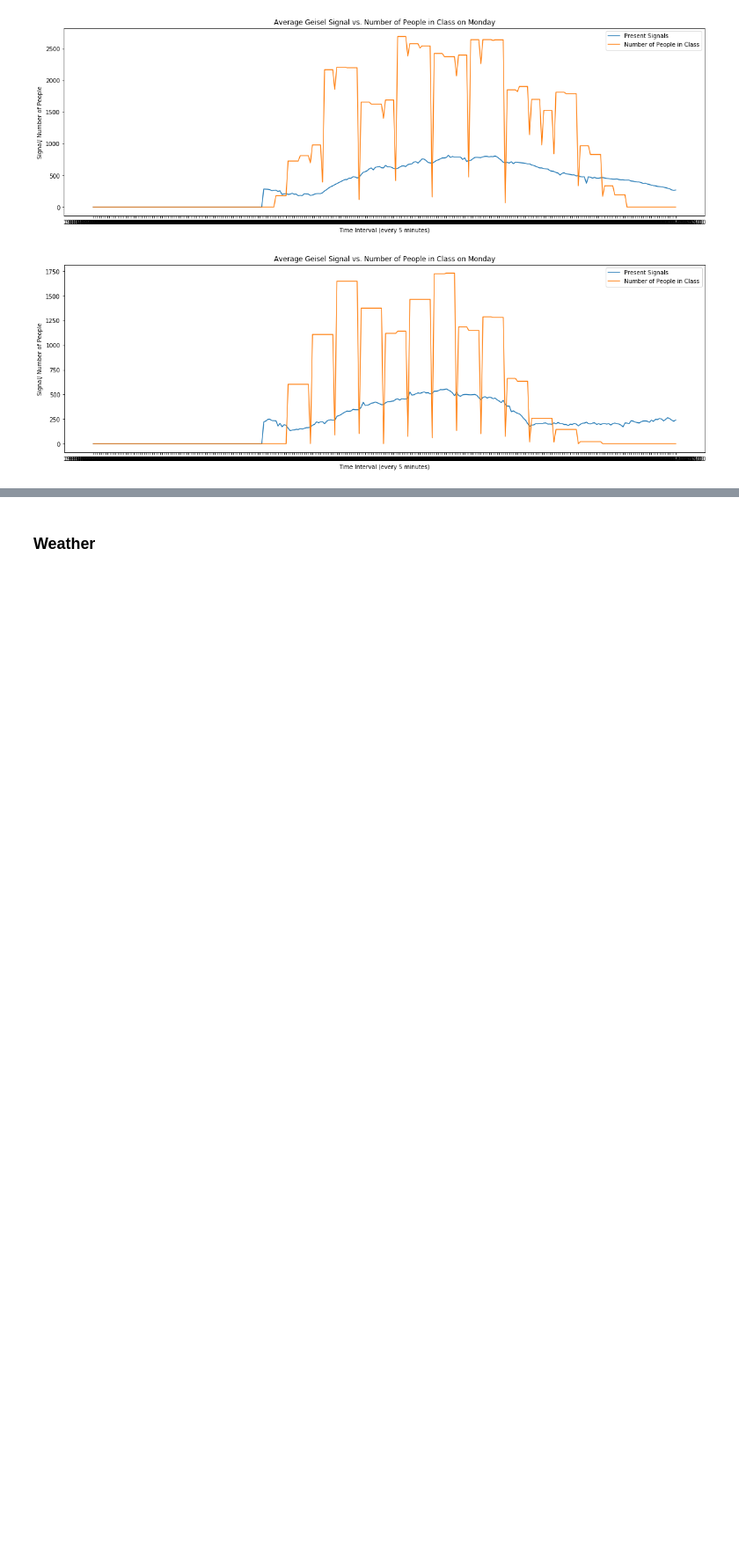
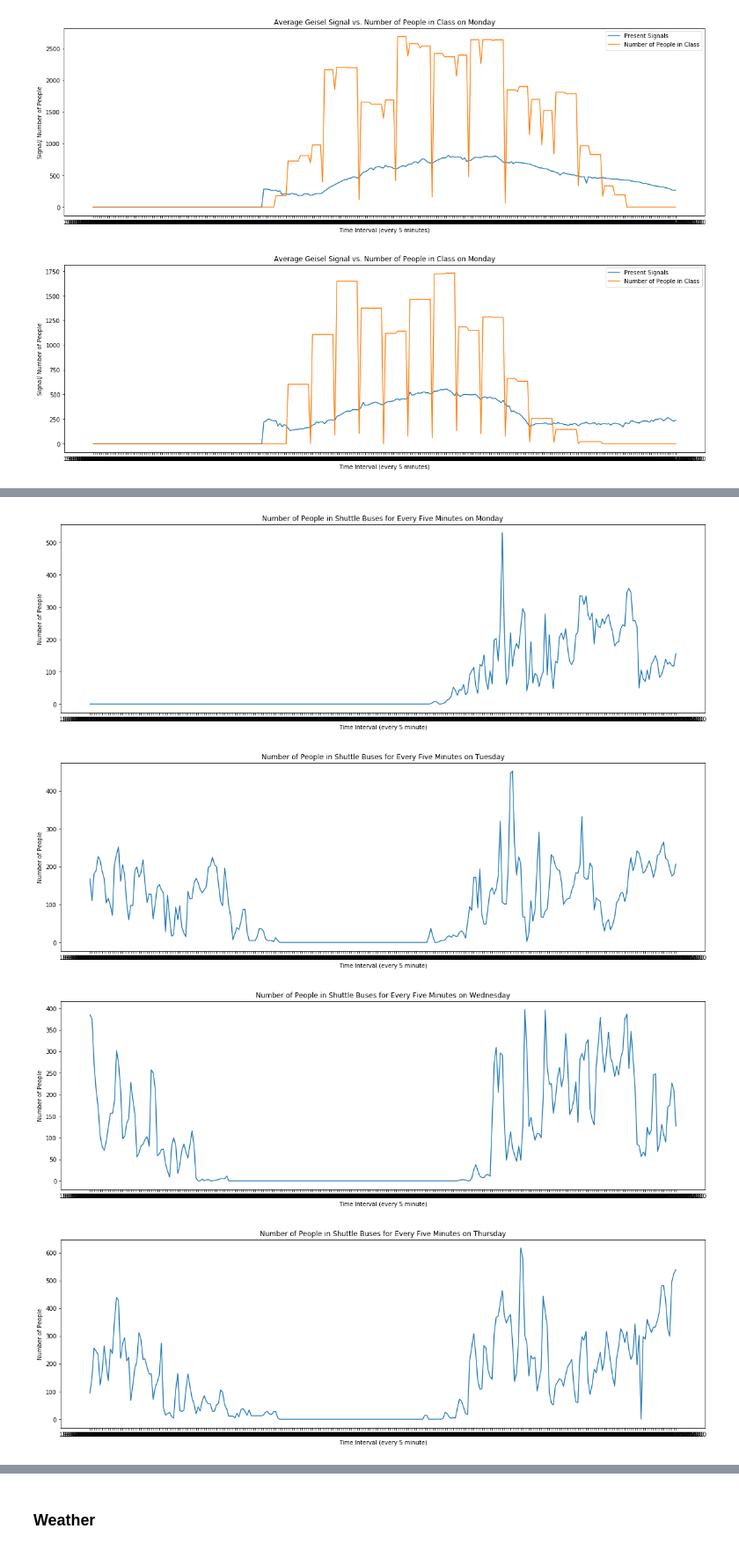
Before and after one commit to kelvinluime/Pr_059, a Jupyter notebook: FinalProject.ipynb, the cells around one changed output, grey strips where cells are left out. Shown at 88% size. Cells and saved outputs as stored; diff of their text form; code cells hidden in the pictures; blank space fills up the shorter version.

Commit message:
Added shuttle visualization

```diff
--- a/FinalProject.ipynb
+++ b/FinalProject.ipynb
@@ -1277,0 +1425,42 @@ plt.show()
+# %%
+# First we load the processed data
+df_shuttle_m = pd.read_csv('data/monday_shuttle.csv')
+df_shuttle_t = pd.read_csv('data/tuesday_shuttle.csv')
+df_shuttle_w = pd.read_csv('data/wednesday_shuttle.csv')
+df_shuttle_r = pd.read_csv('data/thursday_shuttle.csv')
+df_shuttle_f = pd.read_csv('data/friday_shuttle.csv')
+# %%
+plt.plot(df_shuttle_m['Time_Stamp'], df_shuttle_m['Number_of_People'])
+plt.title('Number of People in Shuttle Buses for Every Five Minutes on Monday')
+plt.xlabel('Time Interval (every 5 minute)')
+plt.ylabel('Number of People')
+plt.show()
+
+plt.plot(df_shuttle_t['Time_Stamp'], df_shuttle_t['Number_of_People'])
+plt.title('Number of People in Shuttle Buses for Every Five Minutes on Tuesday')
+plt.xlabel('Time Interval (every 5 minute)')
+plt.ylabel('Number of People')
+plt.show()
+
+plt.plot(df_shuttle_w['Time_Stamp'], df_shuttle_w['Number_of_People'])
+plt.title('Number of People in Shuttle Buses for Every Five Minutes on Wednesday')
+plt.xlabel('Time Interval (every 5 minute)')
+plt.ylabel('Number of People')
+plt.show()
+
+plt.plot(df_shuttle_r['Time_Stamp'], df_shuttle_r['Number_of_People'])
+plt.title('Number of People in Shuttle Buses for Every Five Minutes on Thursday')
+plt.xlabel('Time Interval (every 5 minute)')
+plt.ylabel('Number of People')
+plt.show()
+
+plt.plot(df_shuttle_f['Time_Stamp'], df_shuttle_f['Number_of_People'])
+plt.title('Number of People in Shuttle Buses for Every Five Minutes on Friday')
+plt.xlabel('Time Interval (every 5 minute)')
+plt.ylabel('Number of People')
+plt.show()
+# %% [output]
+[figure, added]
+[figure, added]
+[figure, added]
+[figure, added]
```
Also changed, not shown: parts of 12 cells of this notebook, 5 other files.
